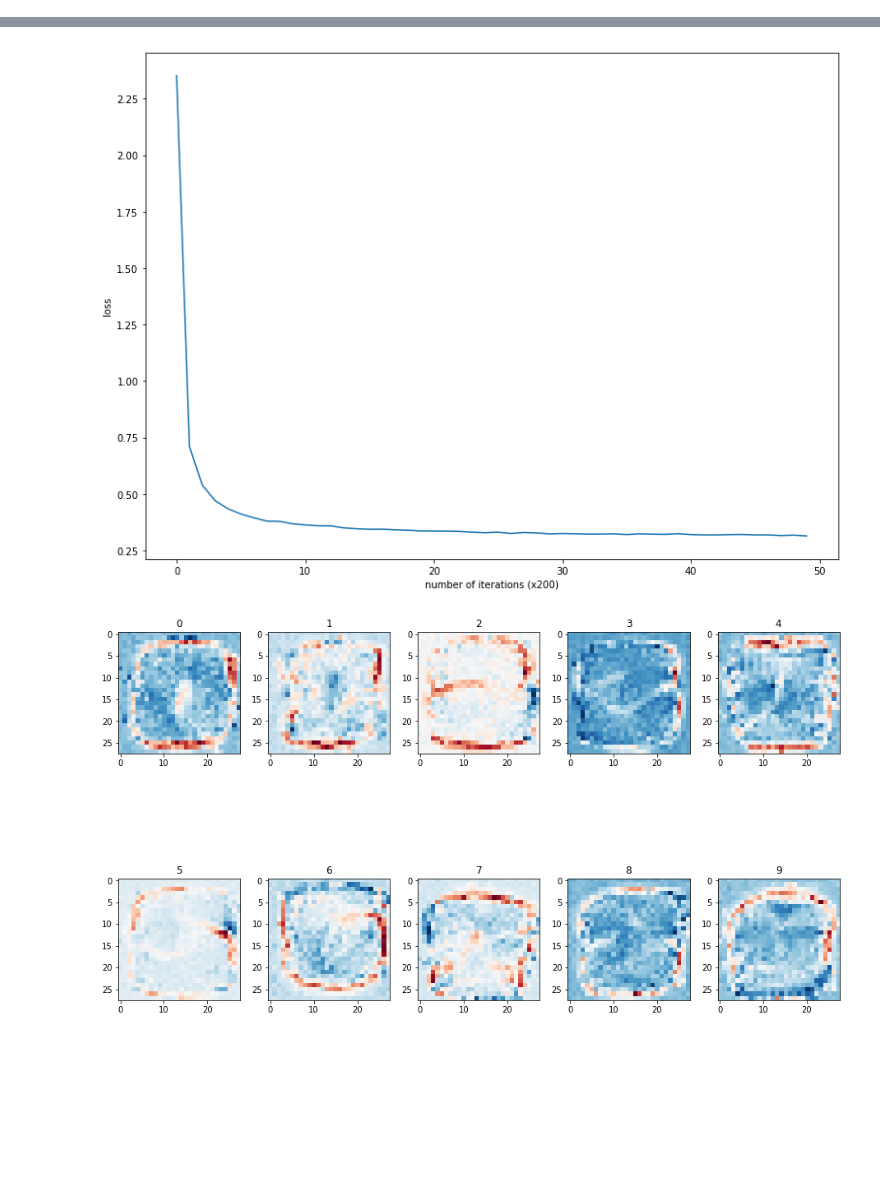
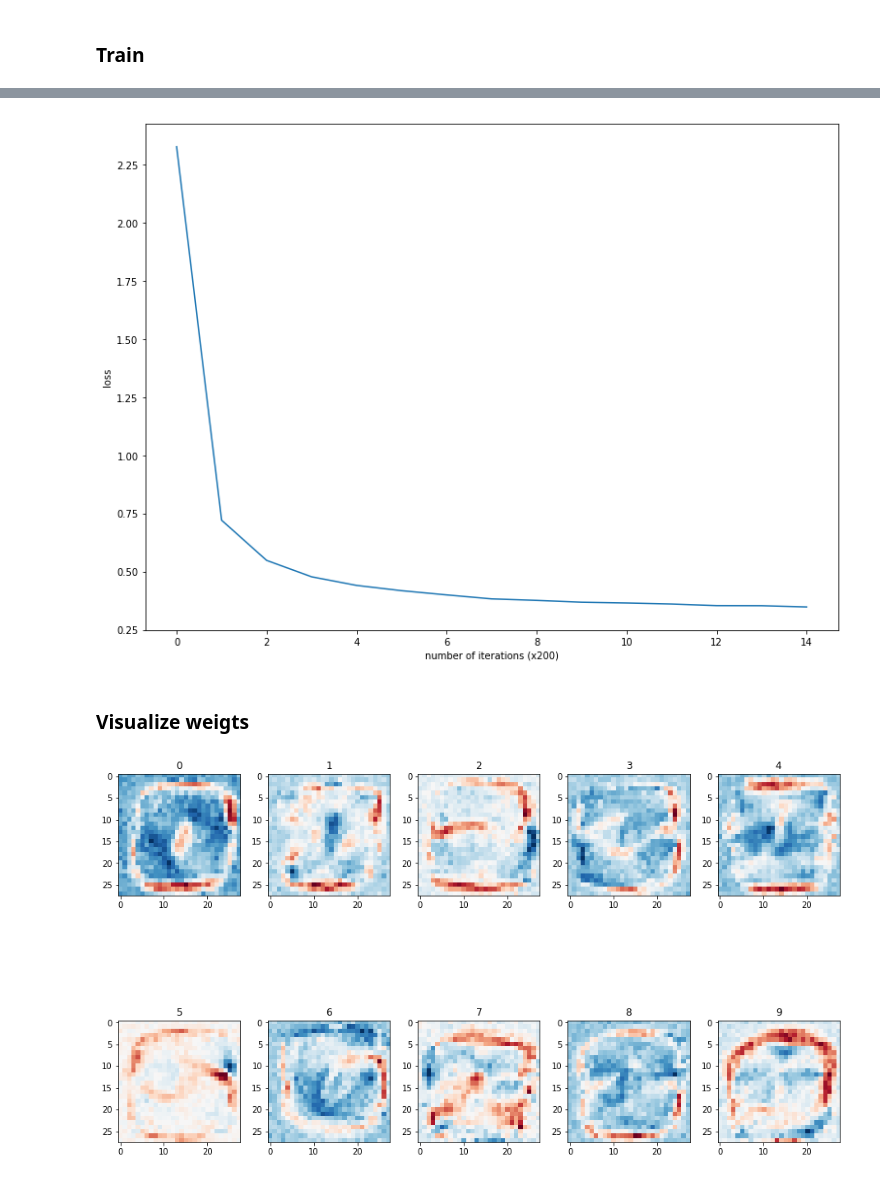
Before and after one commit to v-shmyhlo/machine-learning-playground, a Jupyter notebook: neural_network_framework_v2_mnist.ipynb, the cells around one changed output, grey strips where cells are left out. Cells and saved outputs as stored; diff of their text form; code cells hidden in the pictures; blank space fills up the shorter version.

```diff
--- a/neural_network_framework_v2_mnist.ipynb
+++ b/neural_network_framework_v2_mnist.ipynb
@@ -59,5 +67,7 @@ gradient check: 3.57211486703e-08
+# %% [markdown]
+### Train
 # %%
-steps = 10000
+steps = 3000
 batch_size = 512
 log_interval = 200
 kp = 0.5
@@ -100,4 +109,6 @@ gradient check: 2.13165502095e-08
-[figure, old version]
+[figure, new version]
+# %% [markdown]
+### Visualize weigts
 # %%
 [weights] = sess.run([W])
 fig = plt.figure()
@@ -111,4 +122,4 @@ for n in range(weights.shape[0]):
 fig.tight_layout()
 plt.show()
 # %% [output]
-[figure, old version]
+[figure, new version]
```
Also changed, not shown: parts of 7 cells of this notebook, 7 other files.
